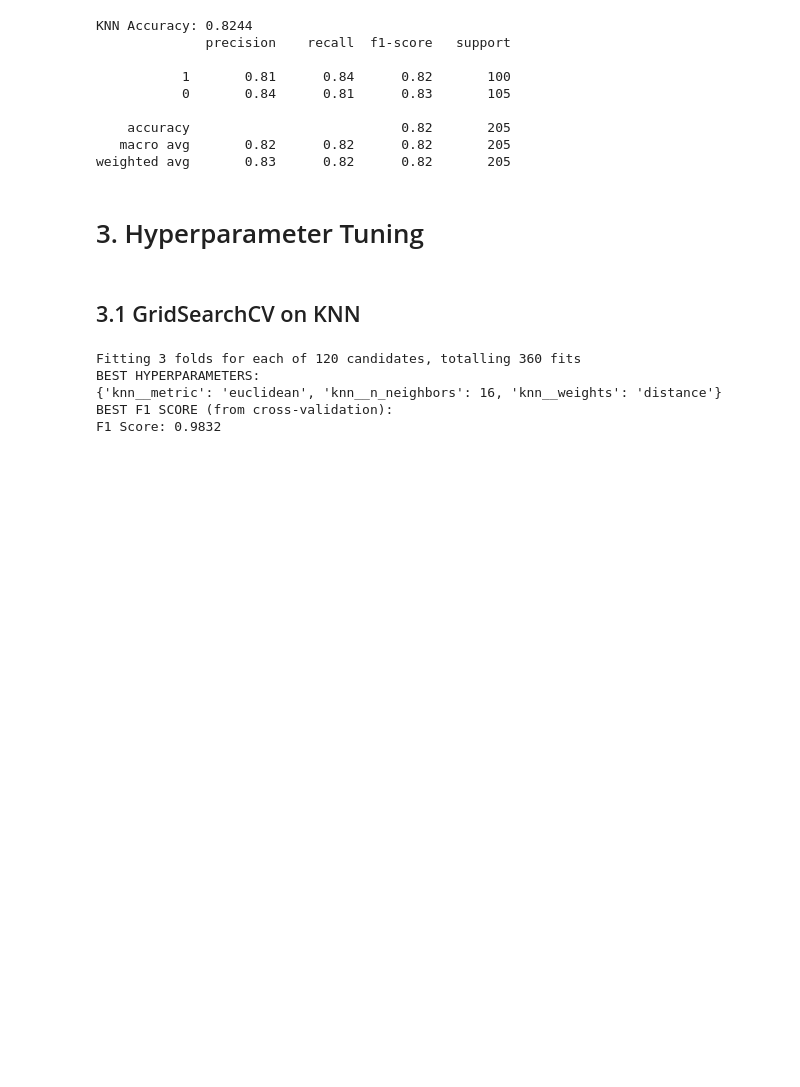
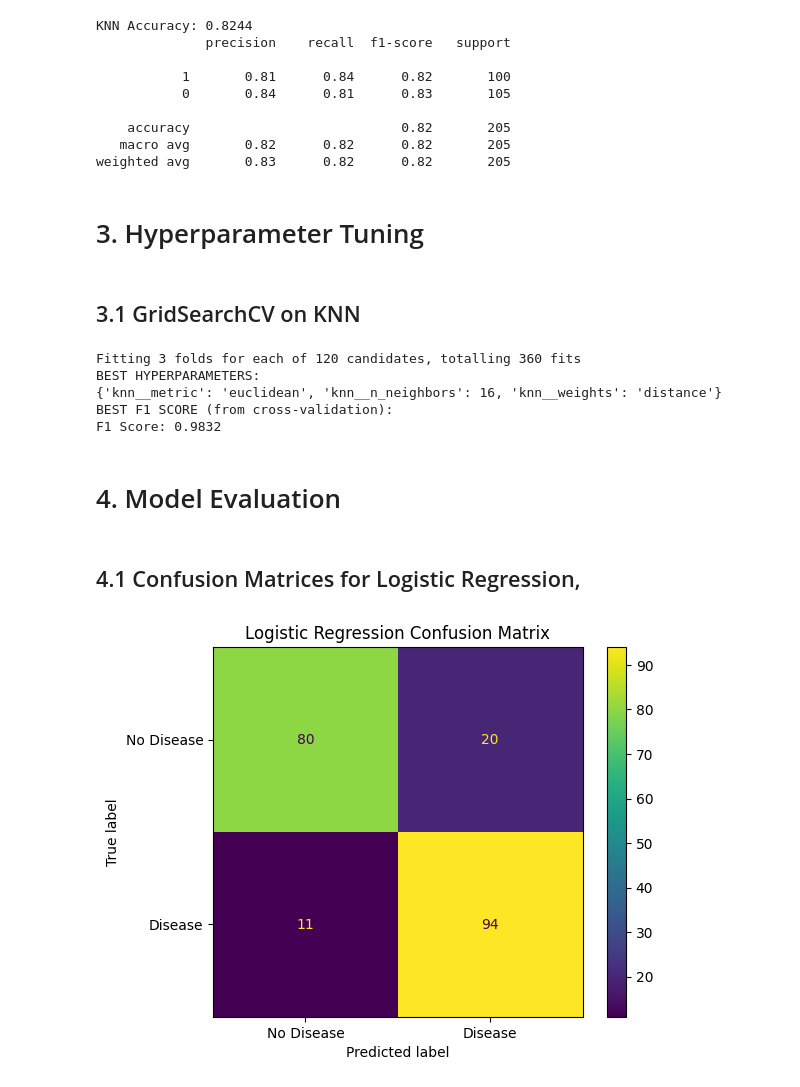
Before and after one commit to hyeonukim/COMP9130, a Jupyter notebook: mini-project-2/notebooks/02_modeling.ipynb, the cells around one changed output. Cells and saved outputs as stored; diff of their text form; code cells hidden in the pictures; blank space fills up the shorter version.

Commit message:
add evaluation, visuals, analysis to 02_modeling.ipynb

```diff
--- a/mini-project-2/notebooks/02_modeling.ipynb
+++ b/mini-project-2/notebooks/02_modeling.ipynb
@@ -181,3 +181,16 @@ BEST HYPERPARAMETERS:
 {'knn__metric': 'euclidean', 'knn__n_neighbors': 16, 'knn__weights': 'distance'}
 BEST F1 SCORE (from cross-validation):
 F1 Score: 0.9832
+# %% [markdown]
+# 4. Model Evaluation
+# %% [markdown]
+## 4.1 Confusion Matrices for Logistic Regression,
+# %%
+# Logistic regression cm
+cm_log_reg = confusion_matrix(y_test, y_pred_log_reg)
+disp_log_reg = ConfusionMatrixDisplay(confusion_matrix=cm_log_reg, display_labels=['No Disease', 'Disease'])
+disp_log_reg.plot()
+plt.title('Logistic Regression Confusion Matrix')
+plt.show()
+# %% [output]
+[figure, added]
```
Also changed, not shown: parts of 15 cells of this notebook.
